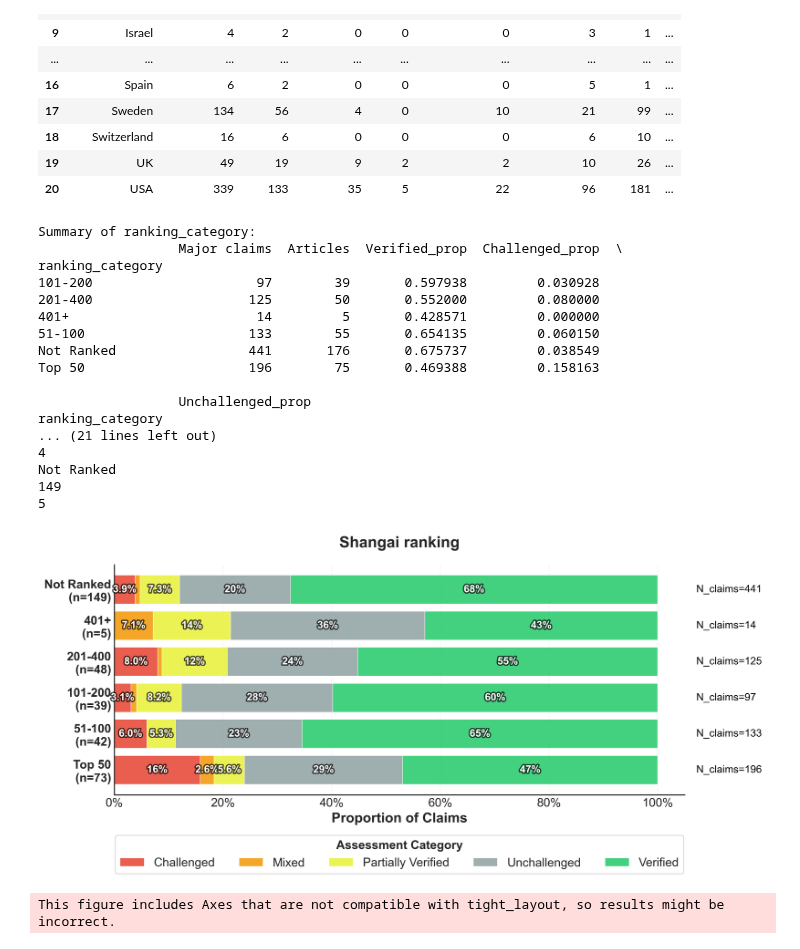
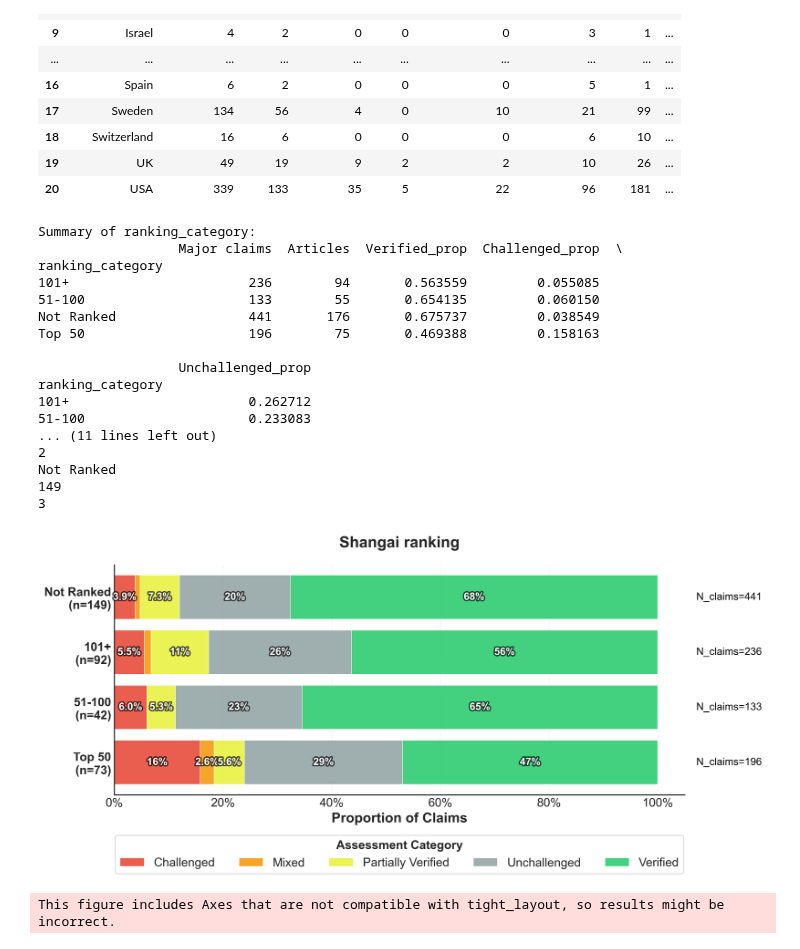
Before and after one commit to jcblemai/drosophila-reproducibility, a Jupyter notebook: analysis_claims.ipynb, the cells around one changed output. Cells and saved outputs as stored; diff of their text form; code cells hidden in the pictures.

```diff
--- a/analysis_claims.ipynb
+++ b/analysis_claims.ipynb
@@ -781,12 +781,10 @@ ranking_df = major_claims_df.copy()
 conditions = [
     (ranking_df['shangai_ranking_2010'] <= 50) & (~pd.isna(ranking_df['shangai_ranking_2010'])),
     (ranking_df['shangai_ranking_2010'] > 50) & (ranking_df['shangai_ranking_2010'] <= 100),
-    (ranking_df['shangai_ranking_2010'] > 100) & (ranking_df['shangai_ranking_2010'] <= 200),
-    (ranking_df['shangai_ranking_2010'] > 200) & (ranking_df['shangai_ranking_2010'] <= 400),
-    (ranking_df['shangai_ranking_2010'] > 400) & (~pd.isna(ranking_df['shangai_ranking_2010']))
+    (ranking_df['shangai_ranking_2010'] > 100)  & (~pd.isna(ranking_df['shangai_ranking_2010']))
 ]
 
-choices = ['Top 50', '51-100', '101-200', '201-400', '401+']
+choices = ['Top 50', '51-100', '101+']
 
 # Create ranking category column, defaulting to "Not Ranked" for NA values
 ranking_df['ranking_category'] = np.select(conditions, choices, default='Not Ranked')
@@ -799,40 +797,40 @@ var_grouped = wrangling.create_author_metric(claim_df = ranking_df,
 for col in assessment_columns:
     var_grouped[f'{col}_prop'] = var_grouped[col] / var_grouped['Major claims']
 
 print(f"Summary of {variable}:")
 print(var_grouped[['Major claims', 'Articles',
                     'Verified_prop', 'Challenged_prop', 'Unchallenged_prop']])
 print(var_grouped.index)
 
 labels = choices + ['Not Ranked']
 var_grouped = var_grouped.reindex(labels)
 
 
 fig, ax = plot_info.create_horizontal_bar_chart(var_grouped,
                                                 show_p_value=False,
                                                 labels=labels,
                                                 title="Shangai ranking",
                                                 other_n={"Institutions": "n_university"})
 plt.savefig(f"figures/fig2C_Shangai_ranking.png", dpi=300, bbox_inches='tight')
 # %% [output]
 Summary of ranking_category:
                   Major claims  Articles  Verified_prop  Challenged_prop  \
 ranking_category
-101-200                     97        39       0.597938         0.030928
-201-400                    125        50       0.552000         0.080000
-401+                        14         5       0.428571         0.000000
+101+                       236        94       0.563559         0.055085
 51-100                     133        55       0.654135         0.060150
 Not Ranked                 441       176       0.675737         0.038549
 Top 50                     196        75       0.469388         0.158163
 
                   Unchallenged_prop
 ranking_category
-... (21 lines left out)
-4
+101+                       0.262712
+51-100                     0.233083
+... (11 lines left out)
+2
 Not Ranked
 149
-5
+3
-[figure, old version]
+[figure, new version]
 # %%
 
 to_plot = wrangling.create_author_metric(
```
Also changed, not shown: 5 other files.
